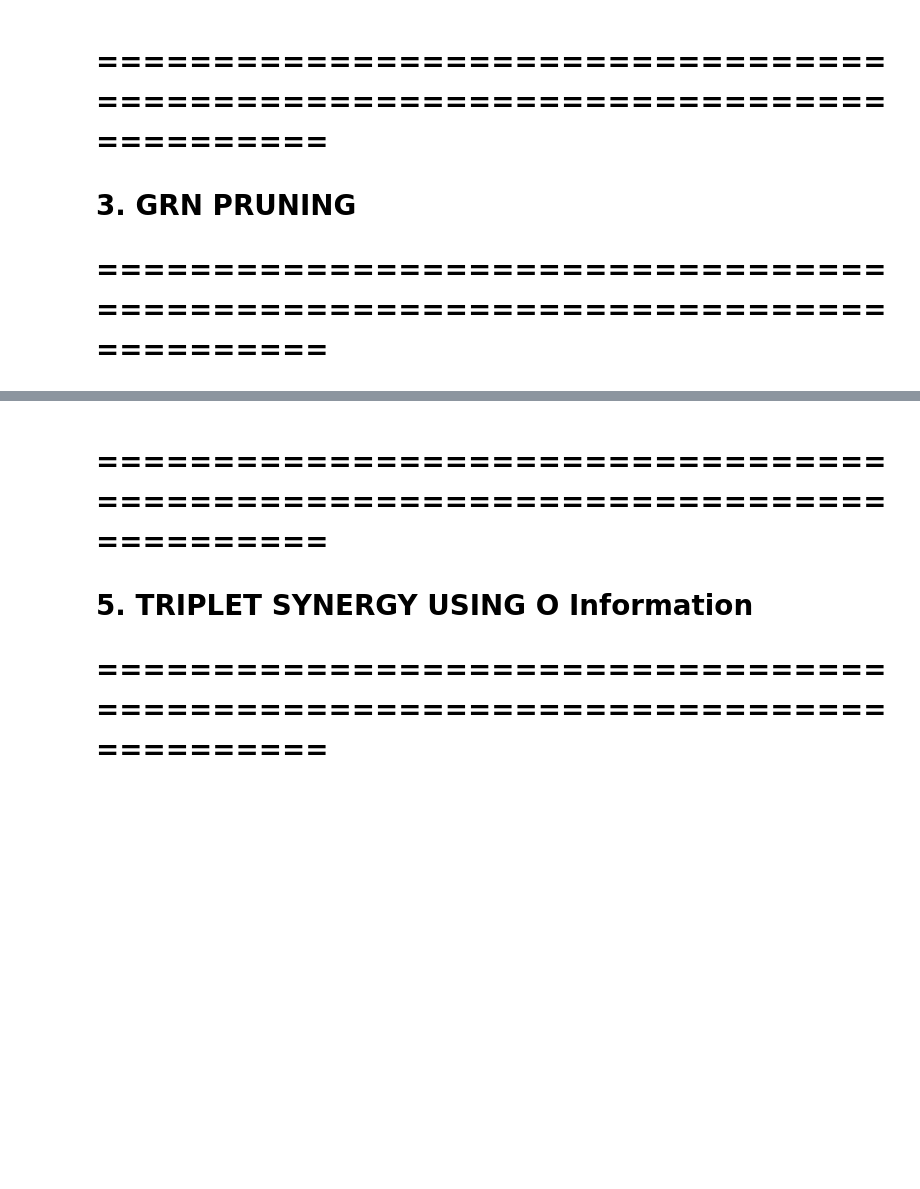
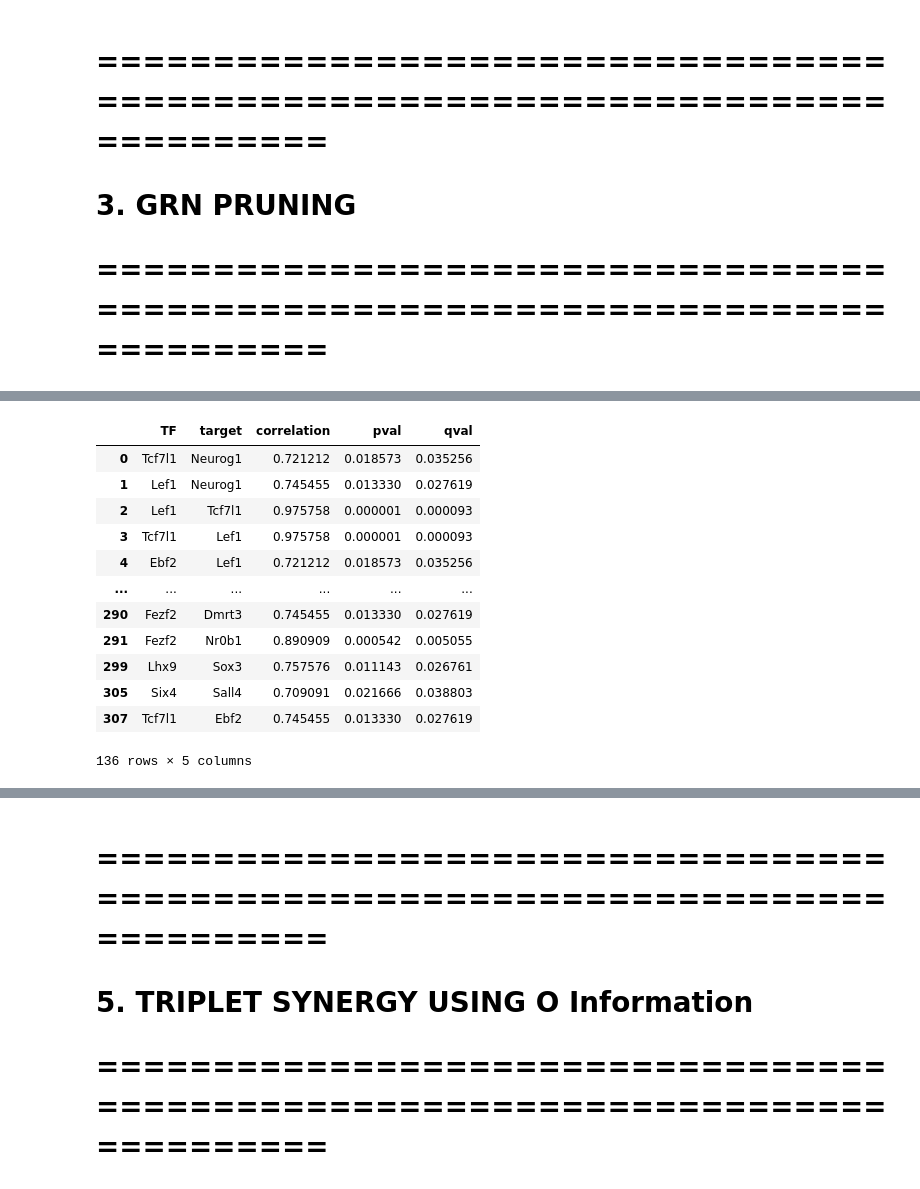
Before and after one commit to adhal007/CellConversionNSC, a Jupyter notebook: notebooks/end_to_end_cd133_v0.1.18.ipynb, the cells around one changed output, grey strips where cells are left out. Drawn from its saved outputs; the diff is of its cells as text; code cells hidden in the pictures; blank space fills up the shorter version.

Commit message:
v0.0.21 updates
- added functionality to build base GRn/PKN using either
1)  Motif based prediction on ATAC Seq
2) CHIP Seq data for mouse from sinCMAT
3) CHIP + ATAC

```diff
--- a/notebooks/end_to_end_cd133_v0.1.18.ipynb
+++ b/notebooks/end_to_end_cd133_v0.1.18.ipynb
@@ -698,0 +664,38 @@ PKN: 20783 peaks, TF list: 1473 TFs
+# %%
+
+
+# # Option 1: CellOracle
+# pruner = GRNPruner(
+#     base_grn='celloracle_base_grn.parquet',
+#     counts_file='counts.csv',
+#     metadata_file='metadata.csv',
+#     deseq_file='deseq.csv',
+#     tf_list=['Sox2', 'Pax6', ...],
+#     grn_format='auto'  # or 'celloracle'
+# )
+
+# Option 2: ChIP-seq edge list
+chipseq_grn = pd.read_csv('/mnt/lscratch/users/adhal/CorticalNeuronFate/CellConversionNSC/data/chip_seq/mouse_all_chip.csv')
+prunerV2 = grnpruner.GRNPruner(
+    base_grn=chipseq_grn,
+    counts_file=paths['counts'],
+    metadata_file=paths['metadata'],
+    deseq_file=paths['deseq_output'],
+    tf_list=all_tf_list,
+    grn_format='chipseq',
+    lfc_threshold=1.0,
+    corr_threshold=0.7,
+    qval_threshold=0.05
+)
+
+# # Option 3: From CSV file
+# pruner = GRNPruner(
+#     base_grn='chipseq_edges.csv',
+#     counts_file='counts.csv',
+#     metadata_file='metadata.csv',
+#     deseq_file='deseq.csv',
+#     tf_list=['Sox2', 'Pax6', ...],
+#     grn_format='auto'
+# )
+#
+e14_grn_v2, e18_grn_v2 = prunerV2.build_networks()
@@ -698,0 +720,16 @@ PKN: 20783 peaks, TF list: 1473 TFs
+# %%
+e14_grn_v2
+# %% [output]
+|  | TF | target | correlation | pval | qval |
+| 0 | Tcf7l1 | Neurog1 | 0.721212 | 0.018573 | 0.035256 |
+| 1 | Lef1 | Neurog1 | 0.745455 | 0.013330 | 0.027619 |
+| 2 | Lef1 | Tcf7l1 | 0.975758 | 0.000001 | 0.000093 |
+| 3 | Tcf7l1 | Lef1 | 0.975758 | 0.000001 | 0.000093 |
+| 4 | Ebf2 | Lef1 | 0.721212 | 0.018573 | 0.035256 |
+| ... | ... | ... | ... | ... | ... |
+| 290 | Fezf2 | Dmrt3 | 0.745455 | 0.013330 | 0.027619 |
+| 291 | Fezf2 | Nr0b1 | 0.890909 | 0.000542 | 0.005055 |
+| 299 | Lhx9 | Sox3 | 0.757576 | 0.011143 | 0.026761 |
+| 305 | Six4 | Sall4 | 0.709091 | 0.021666 | 0.038803 |
+| 307 | Tcf7l1 | Ebf2 | 0.745455 | 0.013330 | 0.027619 |
+136 rows × 5 columns
```
Also changed, not shown: parts of 35 cells of this notebook, 1 other file.
